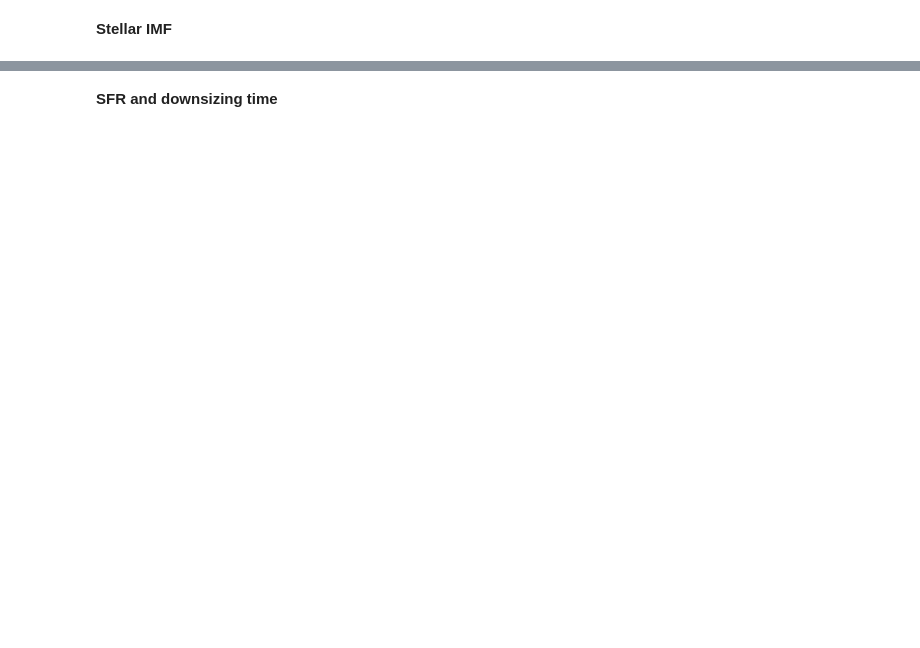
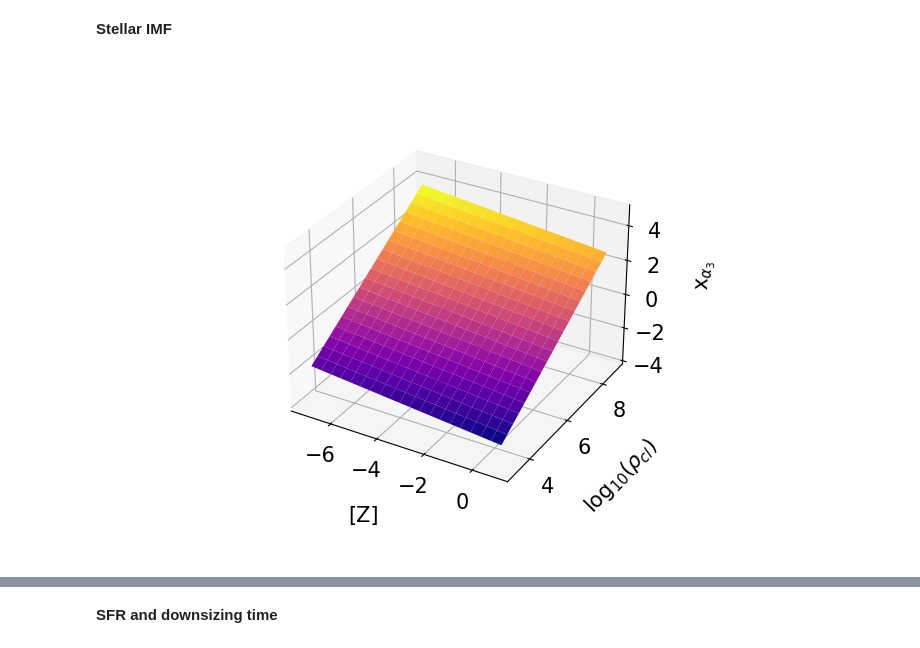
Before and after one commit to egjergo/pyIGIMF, a Jupyter notebook: _scratch/IGIMF3_explore.ipynb, the cells around one changed output, grey strips where cells are left out. Cells and saved outputs as stored; diff of their text form; code cells hidden in the pictures; blank space fills up the shorter version.

```diff
--- a/_scratch/IGIMF3_explore.ipynb
+++ b/_scratch/IGIMF3_explore.ipynb
@@ -12,7 +13,7 @@ Zsun = 0.0142
 delta_alpha=63
 delta_t = 1e7
 Mecl_min = 5
-Mecl_max = 1e9
+Mecl_max = 5e9
 m_star_max = 150
 m_star_min = 0.08
 # %%
@@ -103,20 +102,22 @@ x_mesh.max()
 # %%
 def x_plot():
     from matplotlib import pyplot as plt
     from mpl_toolkits import mplot3d
     import matplotlib.ticker as ticker
     fig = plt.figure(figsize=(7,5))
     ax = plt.axes(projection='3d')
     #ax.contour3D(Z_mesh, rho_mesh, x_mesh, 50, cmap='plasma')
-    ax.plot_surface(np.log10(Z_mesh), np.log10(rho_mesh), x_mesh, cmap='plasma')
+    ax.plot_surface(Z_mesh, np.log10(rho_mesh), x_mesh, cmap='plasma')
     #ax.plot_surface(Z_sqr_v, rho_cl_v, x_mesh, 50, cmap='plasma')
     ax.set_xlabel('[Z]', fontsize=15, labelpad=15)
     ax.set_ylabel(r'$\log_{10}(\rho_{cl})$', fontsize=15, labelpad=15)
     ax.set_zlabel(r'x$_{\alpha_3}$', fontsize=15, labelpad=15)
     ax.tick_params(labelsize=15)
     ax.set_zlim(-4,5)
     plt.show(block=False)
 x_plot()
+# %% [output]
+[figure, added]
 # %%
 def alpha_3_func(x_alpha_3):
     if x_alpha_3 < -0.87:
```
Also changed, not shown: parts of 21 cells of this notebook, 5 other files.
